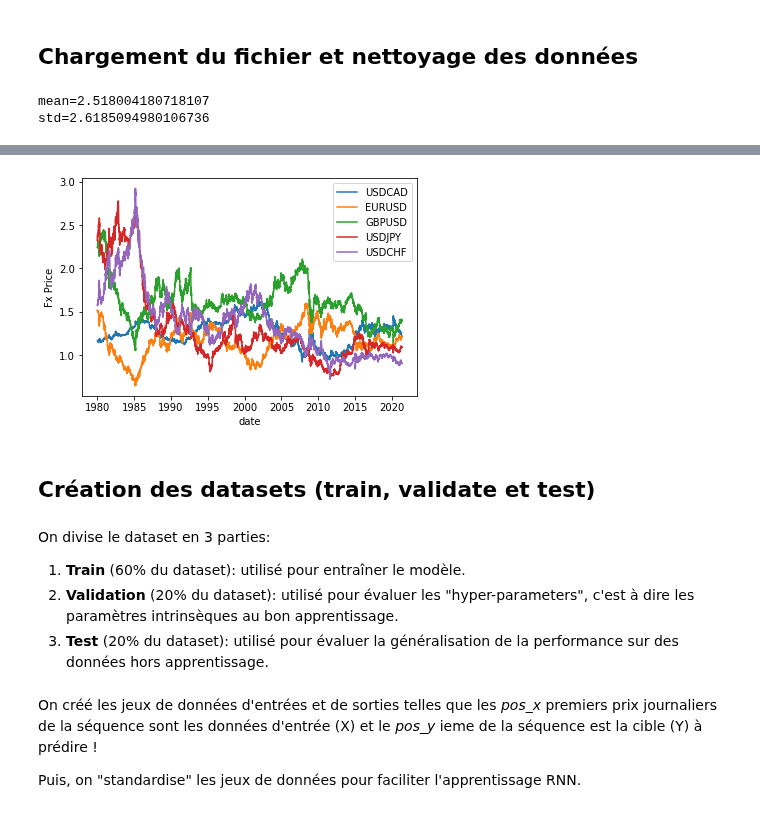
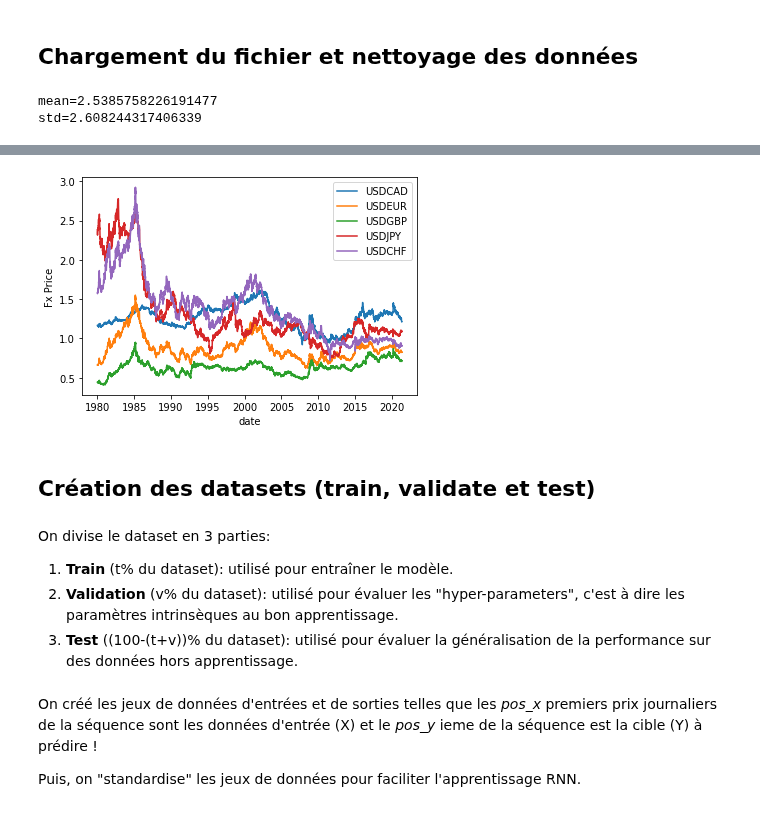
Before and after one commit to delemarchand2020/IVADO_MILA_DL, a Jupyter notebook: Predict_FX_with_DL.ipynb, the cells around one changed output, grey strips where cells are left out. Saved outputs shown, nothing was run; the diff lists cells and outputs as text; code cells hidden in the pictures.

```diff
--- a/Predict_FX_with_DL.ipynb
+++ b/Predict_FX_with_DL.ipynb
@@ -79,26 +79,35 @@ import unittest
 # Import et préparation des données
 # %% [markdown]
 ## Chargement du fichier et nettoyage des données
+# %%
+url_data_source = 'https://github.com/delemarchand2020/IVADO_MILA_DL/raw/main/FX_HFData.xlsx'
+df_init = pd.read_excel(url_data_source, sheet_name='Daily All',
+                   dtype={' ': datetime.date, 'USDCAD Curncy': float,
+                          'EURUSD Curncy': float, 'GBPUSD Curncy': float,
+                          'USDJPY Curncy':float, 'USDCHF Curncy':float,
+                          'AUDUSD Curncy':float,'USDSEK Curncy':float,
+                          'USDNOK Curncy':float,'NZDUSD Curncy':float,
+                          'USDSGD Curncy':float })
 # %%
-url_data_source = 'https://github.com/delemarchand2020/IVADO_MILA_DL/raw/main/FX_HFData.xlsx'
-df = pd.read_excel(url_data_source, sheet_name='Daily All',
-                   dtype={' ': datetime.date, 'USDCAD Curncy': float,
-                          'EURUSD Curncy': float, 'GBPUSD Curncy': float,
-                          'USDJPY Curncy':float, 'USDCHF Curncy':float,
-                          'AUDUSD Curncy':float,'USDSEK Curncy':float,
-                          'USDNOK Curncy':float,'NZDUSD Curncy':float,
-                          'USDSGD Curncy':float })
+df = df_init.copy()
 df = df.drop(columns=['USDSGD Curncy'])
 df = df.dropna()
 df.columns = ['date','USDCAD','EURUSD', 'GBPUSD','USDJPY','USDCHF','AUDUSD','USDSEK',
               'USDNOK','NZDUSD']
 
 df['USDJPY'] = df['USDJPY']/100
+df['EURUSD'] = 1.0/df['EURUSD']
+df['GBPUSD'] = 1/df['GBPUSD']
+df['AUDUSD'] = 1/df['AUDUSD']
+df['NZDUSD'] = 1/df['NZDUSD']
+
+df.columns = ['date','USDCAD','USDEUR', 'USDGBP','USDJPY','USDCHF','USDAUD','USDSEK',
+              'USDNOK','USDNZD']
 
 plt.figure()
 plt.plot(df['date'],df['USDCAD'], label='USDCAD')
-plt.plot(df['date'],df['EURUSD'], label='EURUSD')
-plt.plot(df['date'],df['GBPUSD'], label='GBPUSD')
+plt.plot(df['date'],df['USDEUR'], label='USDEUR')
+plt.plot(df['date'],df['USDGBP'], label='USDGBP')
 plt.plot(df['date'],df['USDJPY'], label='USDJPY')
 plt.plot(df['date'],df['USDCHF'], label='USDCHF')
 plt.xlabel('date')
@@ -115,5 +124,5 @@ print(f"std={all_std}")
 
 df.describe()
 # %% [output]
-mean=2.518004180718107
-std=2.6185094980106736
+mean=2.5385758226191477
+std=2.608244317406339
@@ -129,13 +138,13 @@ std=2.6185094980106736
-[figure, old version]
+[figure, new version]
 # %% [markdown]
 ## Création des datasets (train, validate et test)
 # %% [markdown]
 On divise le dataset en 3 parties:
 
 <ol>
-<li> <b> Train</b> (60% du dataset): utilisé pour entraîner le modèle. </li>
-<li> <b> Validation</b> (20% du dataset): utilisé pour évaluer les "hyper-parameters", c'est à dire les paramètres intrinsèques au bon apprentissage. </li>
-<li> <b> Test</b> (20% du dataset): utilisé pour évaluer la généralisation de la performance sur des données hors apprentissage. </li>
+<li> <b> Train</b> (t% du dataset): utilisé pour entraîner le modèle. </li>
+<li> <b> Validation</b> (v% du dataset): utilisé pour évaluer les "hyper-parameters", c'est à dire les paramètres intrinsèques au bon apprentissage. </li>
+<li> <b> Test</b> ((100-(t+v))% du dataset): utilisé pour évaluer la généralisation de la performance sur des données hors apprentissage. </li>
 </ol>
 # %% [markdown]
 On créé les jeux de données d'entrées et de sorties telles que les *pos_x* premiers prix journaliers de la séquence sont les données d'entrée (X) et le *pos_y* ieme de la séquence est la cible (Y) à prédire !
```
Also changed, not shown: parts of 12 cells of this notebook.
